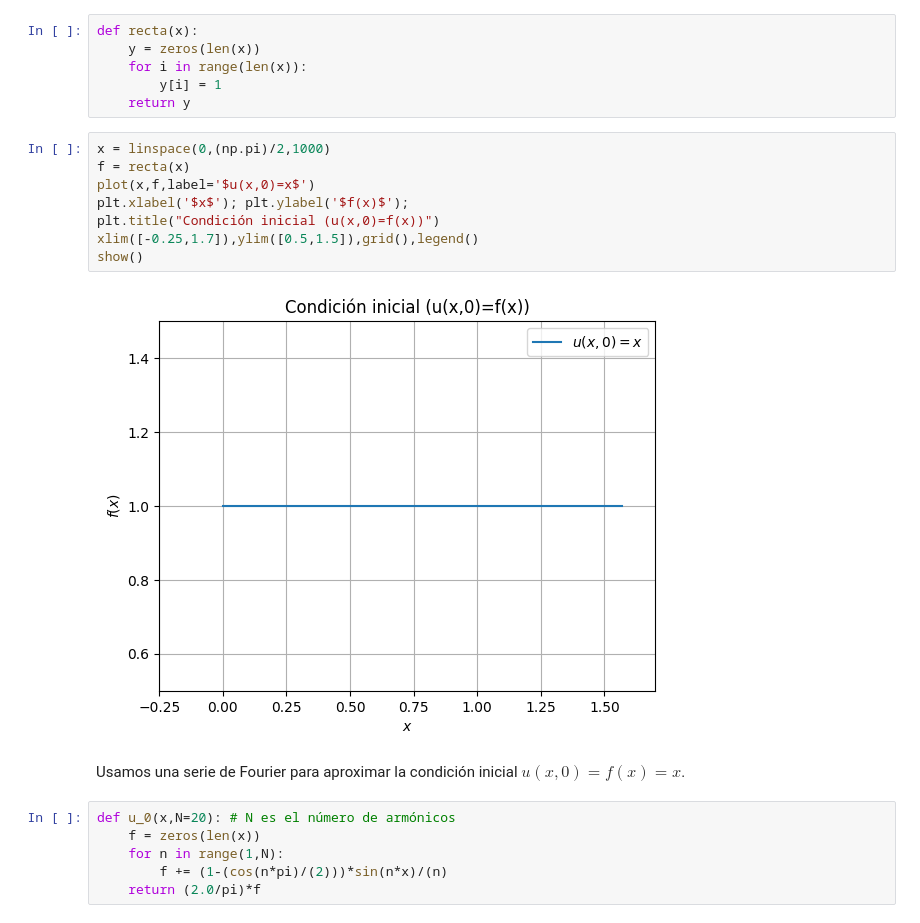
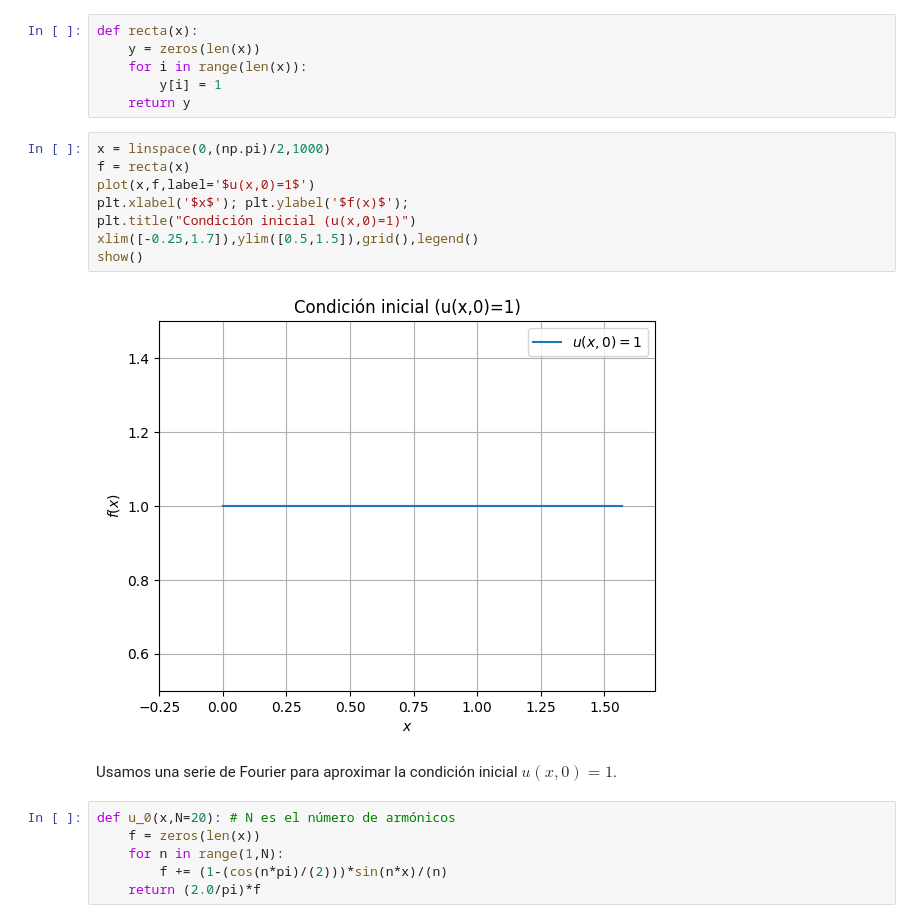
Before and after one commit to RafaelColin/EDP, a Jupyter notebook: ecuacion_de_calor.ipynb, the cells around one changed output. Cells and saved outputs as stored; diff of their text form.

```diff
--- a/ecuacion_de_calor.ipynb
+++ b/ecuacion_de_calor.ipynb
@@ -27,15 +27,15 @@ def recta(x):
 # %%
 x = linspace(0,(np.pi)/2,1000)
 f = recta(x)
-plot(x,f,label='$u(x,0)=x$')
+plot(x,f,label='$u(x,0)=1$')
 plt.xlabel('$x$'); plt.ylabel('$f(x)$');
-plt.title("Condición inicial (u(x,0)=f(x))")
+plt.title("Condición inicial (u(x,0)=1)")
 xlim([-0.25,1.7]),ylim([0.5,1.5]),grid(),legend()
 show()
 # %% [output]
-[figure, old version]
+[figure, new version]
 # %% [markdown]
-Usamos una serie de Fourier para aproximar la condición inicial $u(x,0)=f(x)=x$.
+Usamos una serie de Fourier para aproximar la condición inicial $u(x,0)=1$.
 # %%
 def u_0(x,N=20): # N es el número de armónicos
     f = zeros(len(x))
```
